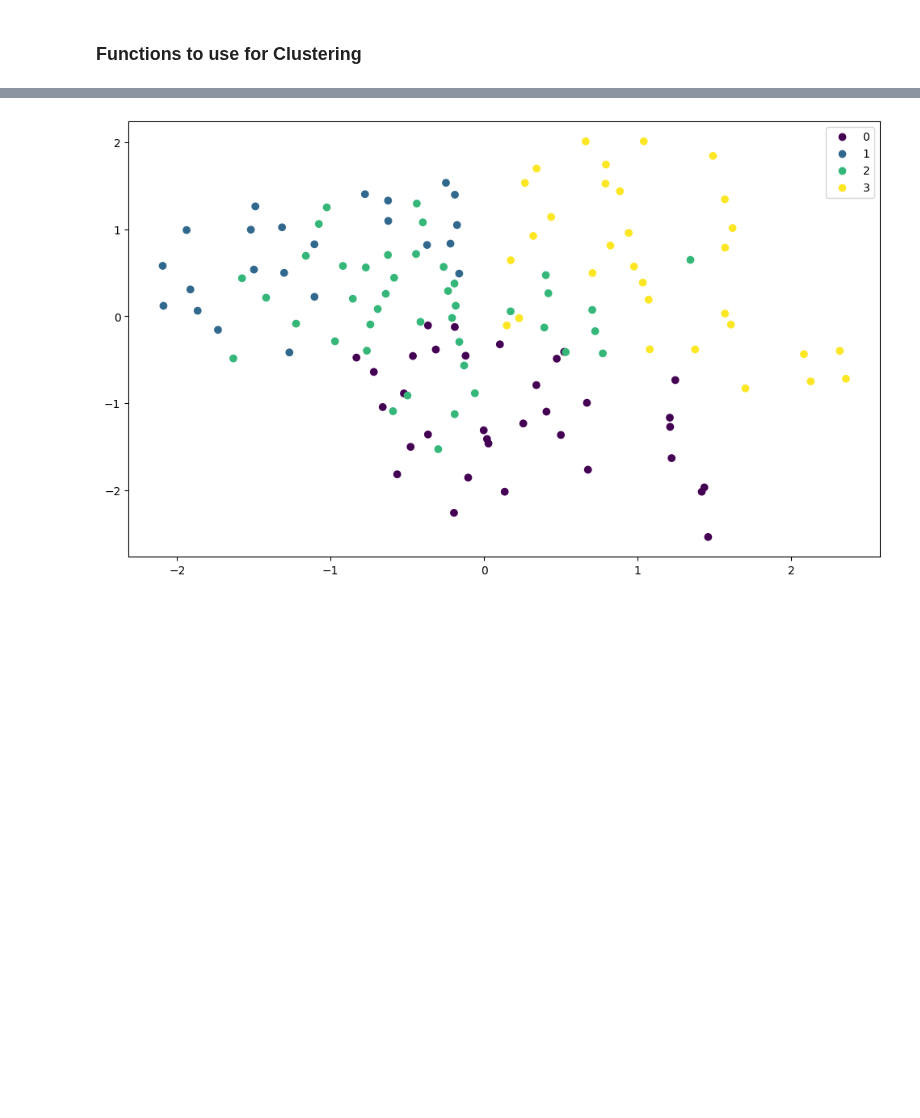
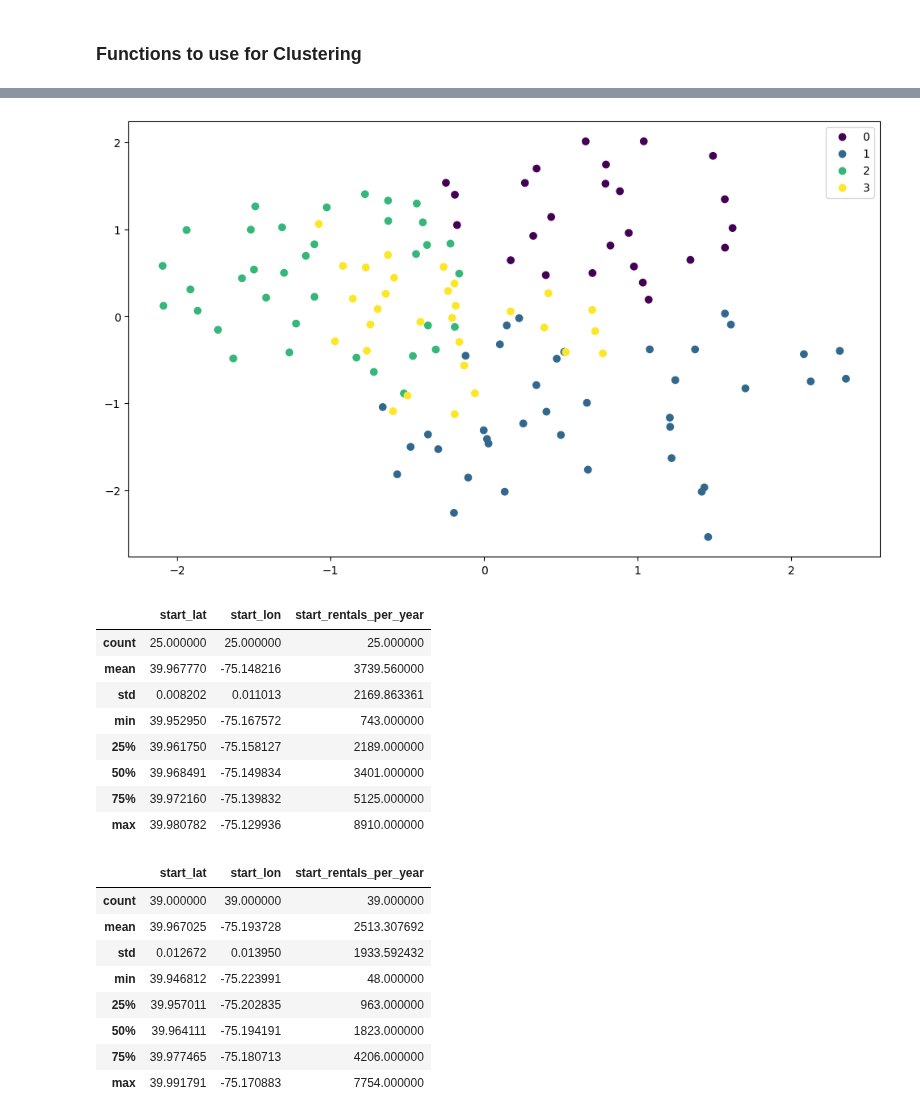
Before and after one commit to yassinehammou27/intentionally_blank, a Jupyter notebook: Team Assignment - Intentionally Blank.ipynb, the cells around one changed output, grey strips where cells are left out. Drawn from its saved outputs; the diff is of its cells as text; code cells hidden in the pictures; blank space fills up the shorter version.

Commit message:
Added one more function for clustering and cleaned the code a little

```diff
--- a/Team Assignment - Intentionally Blank.ipynb
+++ b/Team Assignment - Intentionally Blank.ipynb
@@ -377,10 +377,15 @@ def calcAndPlotLoss(clusterAmount, dataframe):
 # %%
 # This function calculates for a the defined amount of clusters KMeans on the given dataframe
 def calcKMeans(numClusters, dataframe):
-    result = KMeans(n_clusters=numClusters)
+    result = KMeans(n_clusters=numClusters, n_init=10)
     result.fit(dataframe)
 
     dataframe['KMeans'] = result.predict(dataframe)
+# %%
+# This function describes every KMeans cluster with the describe() function for the original dataframe
+def describeData(originalDataframe, scaledDataframe, numClusters):
+    for i in range(0, numClusters):
+        display(originalDataframe[scaledDataframe['KMeans'] == i].describe())
 # %%
 df_phil_coordinates_scaled = scalingData(df_phil_coordinates)
 # %%
@@ -390,10 +395,35 @@ calcAndPlotLoss(10, df_phil_coordinates_scaled)
 # %%
-calcKMeans(4, df_phil_coordinates_scaled)
+# Define the cluster amount here
+cluster = 4
+
+# Calculating KMeans
+calcKMeans(cluster, df_phil_coordinates_scaled)
 df_phil_coordinates_scaled.columns = df_phil_coordinates_scaled.columns.astype(str)
 
+# Scatter plot
 plt.figure(figsize=(12,7))
 scatter = plt.scatter(x=df_phil_coordinates_scaled['0'], y=df_phil_coordinates_scaled['1'], c=df_phil_coordinates_scaled['KMeans'])
 plt.legend(*scatter.legend_elements())
 plt.show()
+
+describeData(df_phil_coordinates, df_phil_coordinates_scaled, cluster)
 # %% [output]
-[figure, old version]
+[figure, new version]
+|  | start_lat | start_lon | start_rentals_per_year |
+| count | 25.000000 | 25.000000 | 25.000000 |
+| mean | 39.967770 | -75.148216 | 3739.560000 |
+| std | 0.008202 | 0.011013 | 2169.863361 |
+| min | 39.952950 | -75.167572 | 743.000000 |
+| 25% | 39.961750 | -75.158127 | 2189.000000 |
+| 50% | 39.968491 | -75.149834 | 3401.000000 |
+| 75% | 39.972160 | -75.139832 | 5125.000000 |
+| max | 39.980782 | -75.129936 | 8910.000000 |
+|  | start_lat | start_lon | start_rentals_per_year |
+| count | 39.000000 | 39.000000 | 39.000000 |
+| mean | 39.967025 | -75.193728 | 2513.307692 |
+| std | 0.012672 | 0.013950 | 1933.592432 |
+| min | 39.946812 | -75.223991 | 48.000000 |
+| 25% | 39.957011 | -75.202835 | 963.000000 |
+| 50% | 39.964111 | -75.194191 | 1823.000000 |
+| 75% | 39.977465 | -75.180713 | 4206.000000 |
+| max | 39.991791 | -75.170883 | 7754.000000 |
```
Also changed, not shown: parts of 4 cells of this notebook.
